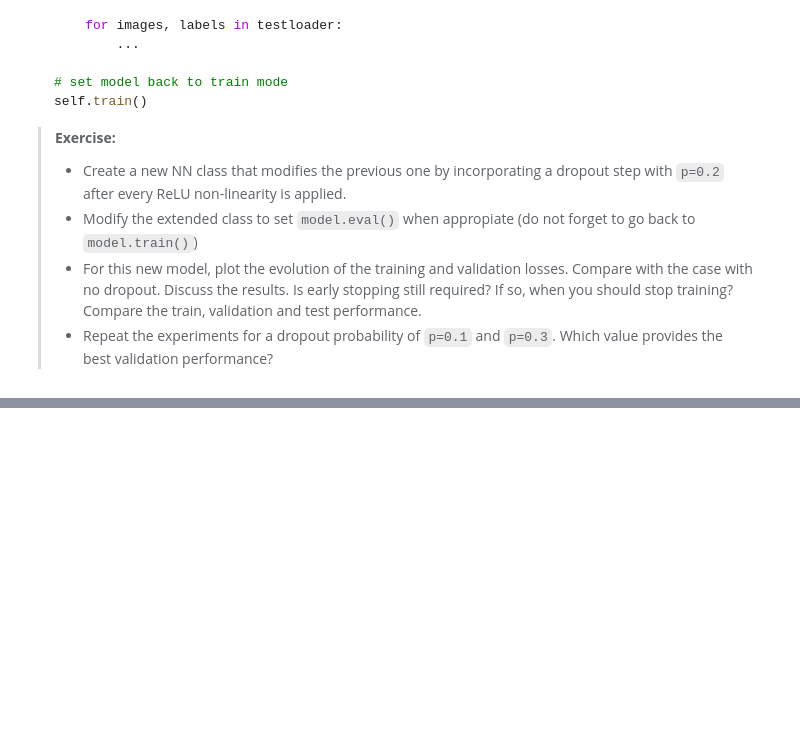
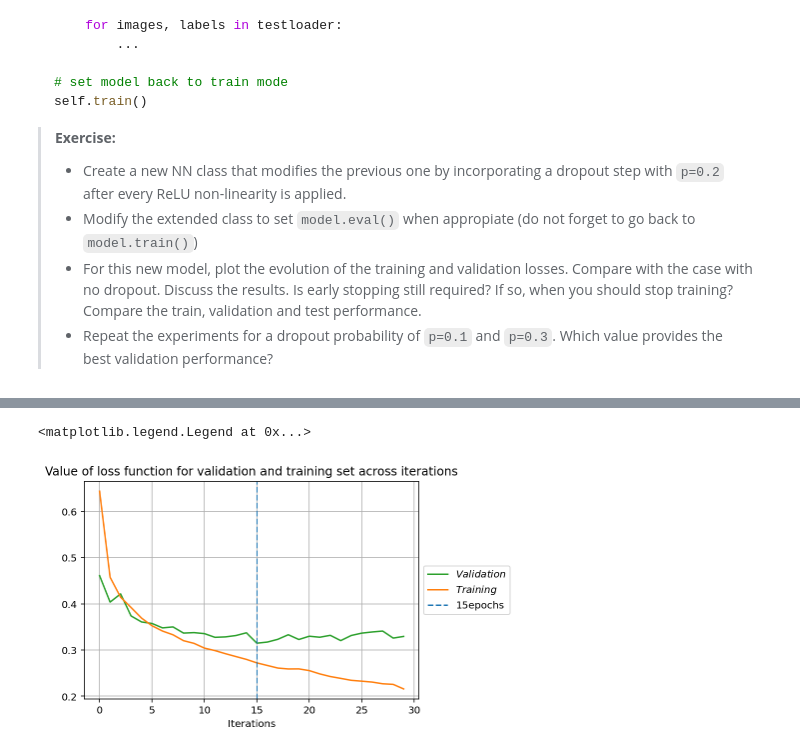
Before and after one commit to boscodeeromeu/NN, a Jupyter notebook: STUDENT_Lab_2_Part_2.ipynb, the cells around one changed output, grey strips where cells are left out. Saved outputs shown, nothing was run; the diff lists cells and outputs as text; code cells hidden in the pictures; blank space fills up the shorter version.

```diff
--- a/STUDENT_Lab_2_Part_2.ipynb
+++ b/STUDENT_Lab_2_Part_2.ipynb
@@ -115,0 +359,3 @@ The network learns the training set better and better, resulting in lower traini
+# %%
+my_MLP = MLP_extended(784, 256 ,128, 64, 10, 9, 0.001)
+my_MLP.trainloop(trainloader, validloader)
@@ -186,0 +565,3 @@ class MLPdrop_extended(MLPdrop):
+# %%
+my_MLP = MLPdrop_extended(784, 256 ,128, 64, 10, 30, 0.001, 0.2)
+my_MLP.trainloop(trainloader, validloader)
@@ -186,0 +586,13 @@ class MLPdrop_extended(MLPdrop):
+# %%
+plt.plot(my_MLP.valid_loss_during_training, color = 'C2',label='$Validation$')
+plt.plot(my_MLP.loss_during_training, color = 'C1',label='$Training$')
+opt_epochs = my_MLP.valid_loss_during_training.index(min(my_MLP.valid_loss_during_training))
+plt.axvline(x=opt_epochs, ls='--', label = str(opt_epochs) + 'epochs')
+
+plt.title('Value of loss function for validation and training set across iterations')
+plt.xlabel('Iterations')
+plt.grid()
+plt.legend(loc='center left', bbox_to_anchor=(1, 0.5))
+# %% [output]
+<matplotlib.legend.Legend at 0x...>
+[figure, added]
```
Also changed, not shown: parts of 42 cells of this notebook.
